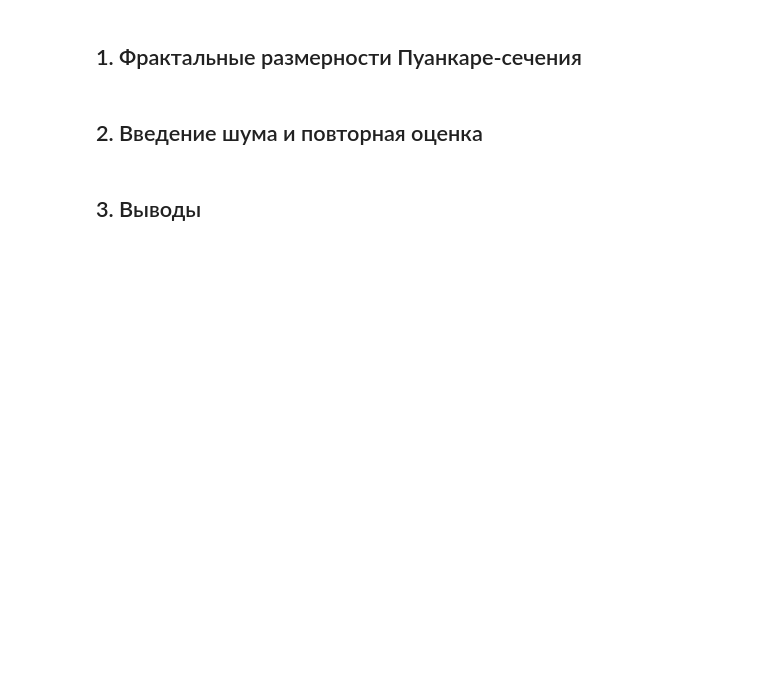
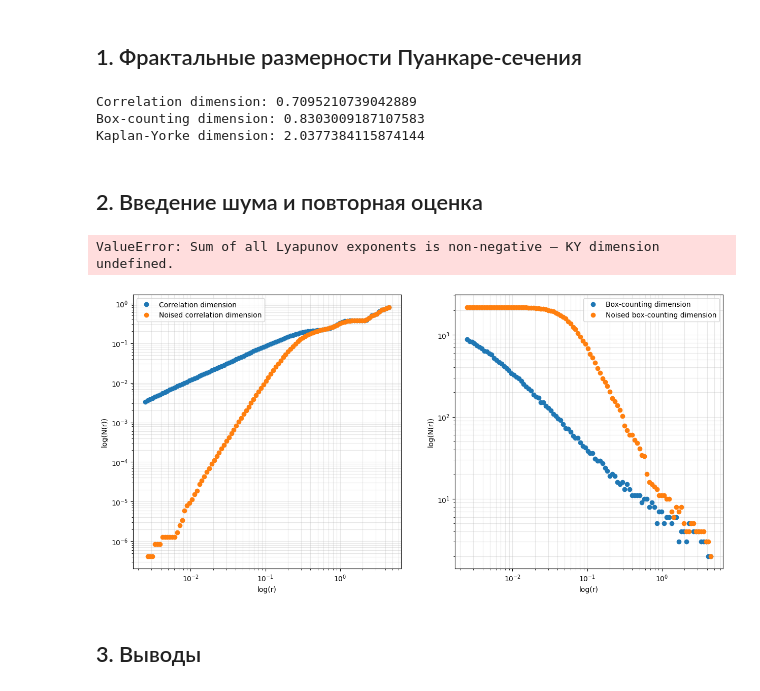
Before and after one commit to AndreDon0/Nonlinear_dynamical_systems_and_chaos_theory, a Jupyter notebook: Homework_4.ipynb, the cells around one changed output. Saved outputs shown, nothing was run; the diff lists cells and outputs as text; code cells hidden in the pictures; blank space fills up the shorter version.

```diff
--- a/Homework_4.ipynb
+++ b/Homework_4.ipynb
@@ -24,6 +430,54 @@ $$\dot{x} = -z,\quad \dot{y} = -x^2 - y,\quad \dot{z} = 1.7 + 1.7x + y$$
 # %% [markdown]
 ## 1. Фрактальные размерности Пуанкаре-сечения
+# %%
+extent = np.max(np.ptp(cross_xyz, axis=0))
+rs = np.geomspace(extent / 2000, extent / 1.1, 100)
+
+corr_D, corr_rs, corr_Ns = corr_dim(cross_xyz, rs, return_rs=True)
+box_D, box_rs, box_Ns = box_dim(cross_xyz, rs, return_rs=True)
+lyap_D = kaplan_yorke_dim(lyapunov_spectrum(s0))
+
+print(f"Correlation dimension: {corr_D}")
+print(f"Box-counting dimension: {box_D}")
+print(f"Kaplan-Yorke dimension: {lyap_D}")
+# %% [output]
+Correlation dimension: 0.7095210739042889
+Box-counting dimension: 0.8303009187107583
+Kaplan-Yorke dimension: 2.0377384115874144
 # %% [markdown]
 ## 2. Введение шума и повторная оценка
+# %%
+scattered_cross = cross_xyz + np.random.normal(0, 0.1, cross_xyz.shape)
+
+ncorr_D, ncorr_rs, ncorr_Ns = corr_dim(scattered_cross, rs, return_rs=True)
+nbox_D, nbox_rs, nbox_Ns = box_dim(scattered_cross, rs, return_rs=True)
+nlyap_D = kaplan_yorke_dim(noise_lapunov_spectrum(s0))
+
+print(f"Correlation dimension: {ncorr_D}")
+print(f"Box-counting dimension: {nbox_D}")
+try:
+    print(f"Kaplan-Yorke dimension: {nlyap_D}")
+except Exception as e:
+    print(e)
+# %% [output]
+ValueError: Sum of all Lyapunov exponents is non-negative — KY dimension undefined.
+# %%
+fig, axes = plt.subplots(1, 2, figsize=(15, 7))
+
+axes[0].loglog(corr_rs, corr_Ns, "o", label="Correlation dimension")
+axes[0].loglog(ncorr_rs, ncorr_Ns, "o", label="Noised correlation dimension")
+axes[0].set_xlabel("log(r)")
+axes[0].set_ylabel("log(N(r))")
+axes[0].legend()
+axes[0].grid(True, which="both", alpha=.3)
+
+axes[1].loglog(box_rs, box_Ns, "o", label="Box-counting dimension")
+axes[1].loglog(nbox_rs, nbox_Ns, "o", label="Noised box-counting dimension")
+axes[1].set_xlabel("log(r)")
+axes[1].set_ylabel("log(N(r))")
+axes[1].legend()
+axes[1].grid(True, which="both", alpha=.3)
+# %% [output]
+[figure, added]
 # %% [markdown]
 ## 3. Выводы
```
Also changed, not shown: parts of 5 cells of this notebook.
